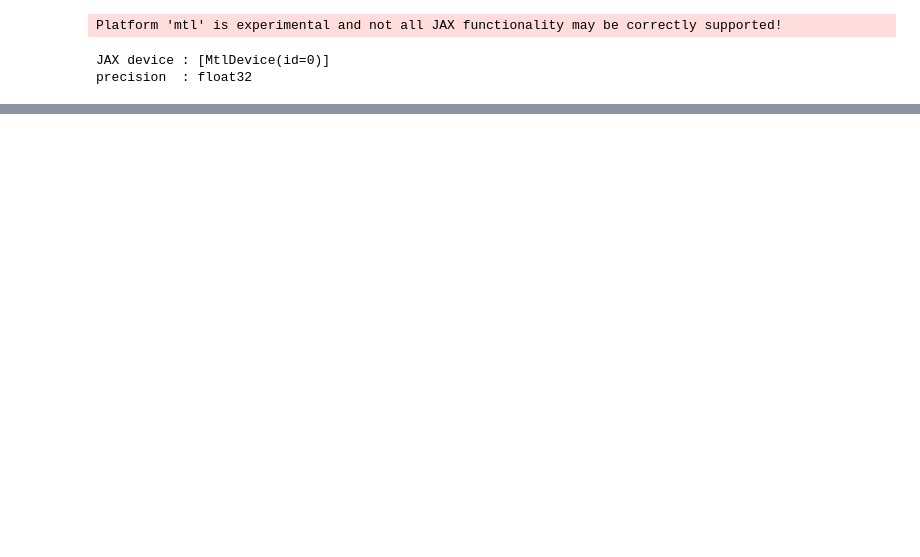
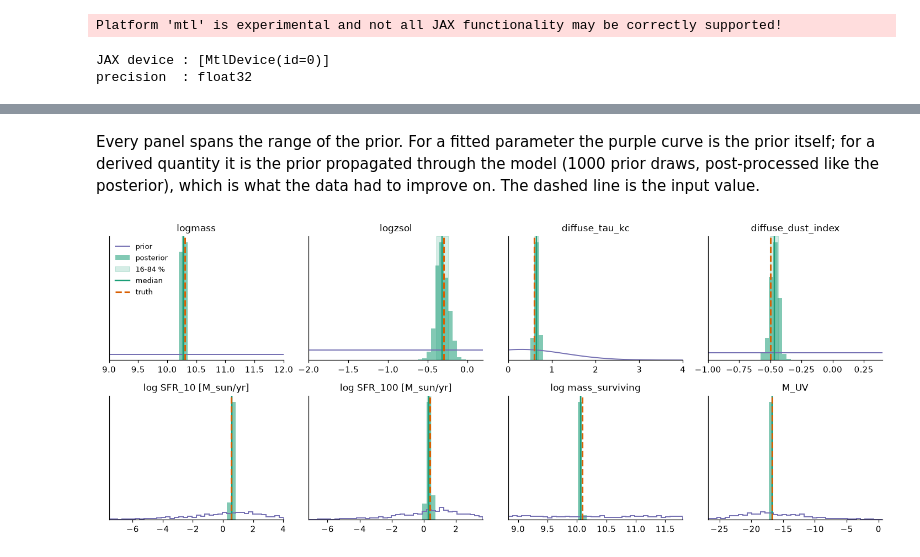
Before and after one commit to Espe13/ceridwen, a Jupyter notebook: examples/apple_gpu_mock_fit.ipynb, the cells around one changed output, grey strips where cells are left out. Cells and saved outputs as stored; diff of their text form; code cells hidden in the pictures; blank space fills up the shorter version.

```diff
--- a/examples/apple_gpu_mock_fit.ipynb
+++ b/examples/apple_gpu_mock_fit.ipynb
@@ -39,16 +60,11 @@ the notebook needs no FSPS data files; `add_neb=True` plus `sps_home=` and prior
 # %%
-ssp = SSPData.load(fetch_grid("mist_miles_chab"))
-
-ZRED = 1.0
-N_TIME = 5                                        # SFH bins -> 4 free logsfr_ratios
-cosmo = Cosmology.planck18()
-lookback = jnp.linspace(0.0, float(cosmo.age(ZRED)), N_TIME)   # Gyr, today at index 0
-
 csp = CSPBasis(ssp, lookback_time=lookback, zh_const=True, sfh_interp="step",
-               add_dust=False, add_diffuse_dust=True, add_neb=False,
+               add_dust=False, add_diffuse_dust=True,
+               add_neb=False,
                cosmo=cosmo, verbose=False)
 sfh_times_yr = np.array(csp.sfh_times)
 
 def sfh_transform(theta, _t=sfh_times_yr):
+    """logsfr_ratios -> star-formation rate per bin, normalised to one solar mass formed."""
     return logsfr_ratios_to_sfh(theta["logsfr_ratios"], sfh_times_yr=_t)
 # %% [markdown]
@@ -221,25 +209,0 @@ log mass_surviving      +10.096    +10.030  (-0.030 / +0.045)
-# %%
-def prior_range(prior):
-    """The prior's own range: its bounds for a bounded prior, its central 98 % for an unbounded one."""
-    lo, hi = (float(x) for x in prior.range)
-    if not np.isfinite(prior.bounds[0]) if not callable(prior.bounds) else not np.isfinite(prior.bounds()[0]):
-        lo, hi = (float(x) for x in prior.tfp_dist().quantile(jnp.array([0.01, 0.99])))
-    return lo, hi
-
-fig, axes = plt.subplots(2, 4, figsize=(13, 5.5))
-for ax, (label, draws, t) in zip(axes.ravel(), names):
-    prior = PRIORS[label.split("[")[0]]
-    lo, hi = prior_range(prior)
-    x = np.linspace(lo, hi, 400)
-    ax.plot(x, np.exp(np.asarray(prior.logpdf(jnp.asarray(x)))), color="0.4", lw=1.2, label="prior")
-    ax.hist(draws, bins=40, range=(lo, hi), color="C0", alpha=0.6, density=True, label="posterior")
-    q16, q50, q84 = np.percentile(draws, [16, 50, 84])
-    ax.axvspan(q16, q84, color="C0", alpha=0.2, label="16-84 %")
-    ax.axvline(q50, color="C0", lw=1.5, label="median")
-    ax.axvline(t, color="C3", lw=2, label="truth")
-    ax.set_xlim(lo, hi); ax.set_yticks([]); ax.set_title(label, fontsize=10)
-axes[0, 0].legend(fontsize=7, loc="upper left")
-for ax in axes.ravel()[len(names):]:
-    ax.axis("off")
-fig.suptitle("posterior (blue) against the prior (grey) over the prior's range; red = truth")
-plt.tight_layout(); plt.show()
@@ -247,0 +321,9 @@ plt.tight_layout(); plt.show()
+# %% [markdown]
+Every panel spans the range of the prior. For a fitted parameter the purple curve is the
+prior itself; for a derived quantity it is the prior propagated through the model (1000 prior
+draws, post-processed like the posterior), which is what the data had to improve on. The
+dashed line is the input value.
+# %%
+posterior_panels(rows[:8], PRIORS); plt.show()
+# %% [output]
+[figure, added]
```
Also changed, not shown: parts of 21 cells of this notebook, 7 other files.
